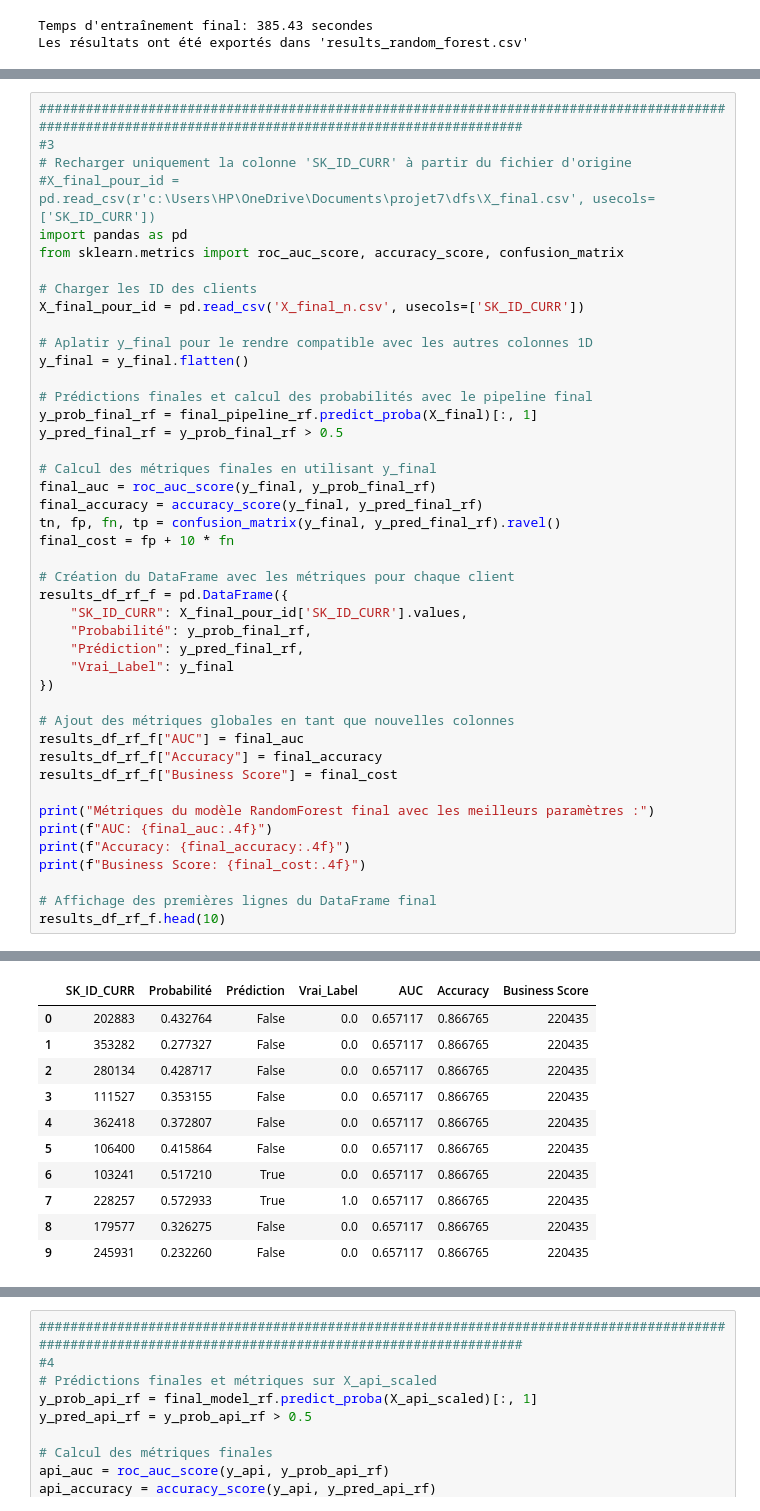
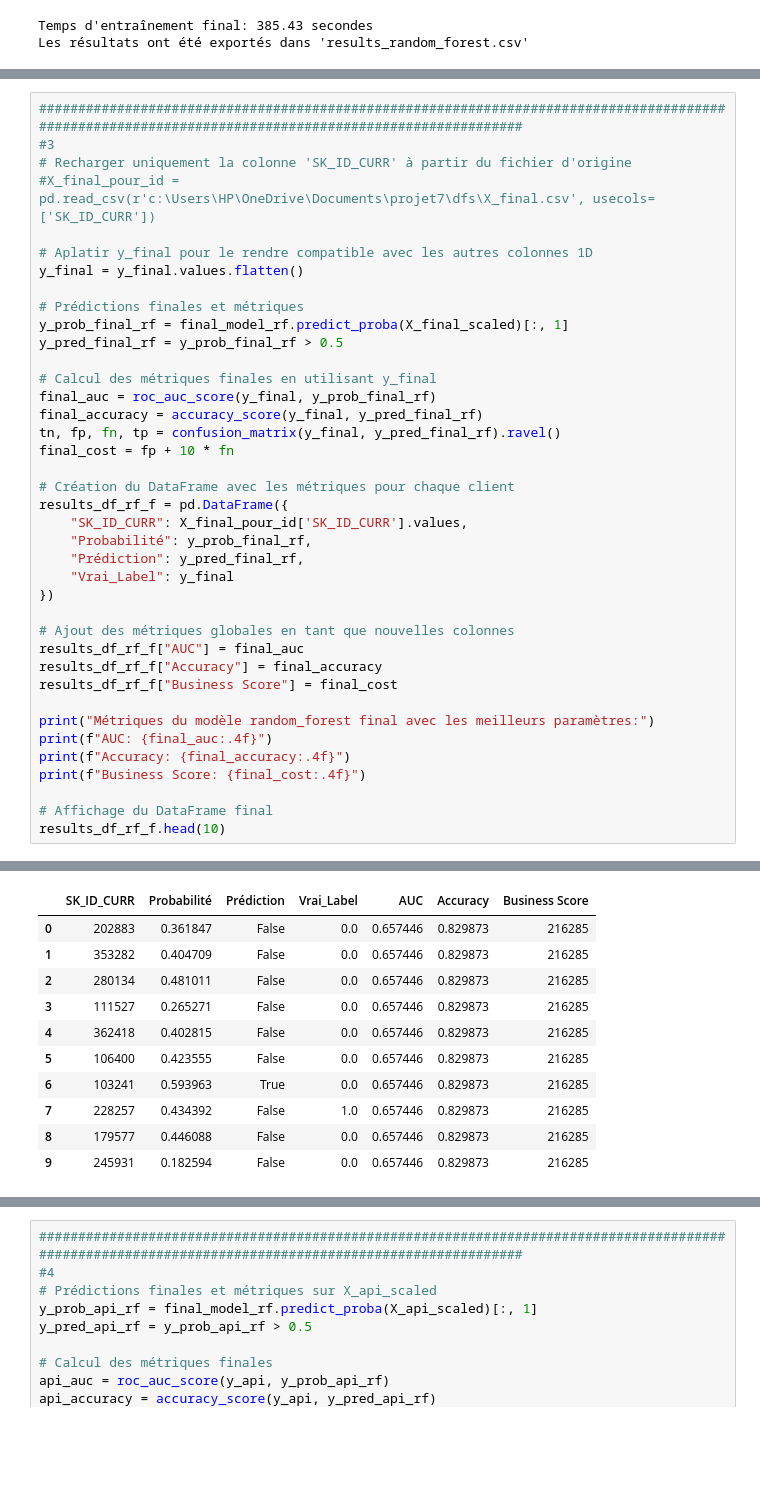
Before and after one commit to 1952ma/projet7, a Jupyter notebook: notebook_models.ipynb, the cells around one changed output, grey strips where cells are left out. Saved outputs shown, nothing was run; the diff lists cells and outputs as text; blank space fills up the shorter version.

```diff
--- a/notebook_models.ipynb
+++ b/notebook_models.ipynb
@@ -2251,17 +2191,12 @@ Les résultats ont été exportés dans 'results_random_forest.csv'
 #3
 # Recharger uniquement la colonne 'SK_ID_CURR' à partir du fichier d'origine
 #X_final_pour_id = pd.read_csv(r'c:\Users\HP\OneDrive\Documents\projet7\dfs\X_final.csv', usecols=['SK_ID_CURR'])
-import pandas as pd
-from sklearn.metrics import roc_auc_score, accuracy_score, confusion_matrix
-
-# Charger les ID des clients
-X_final_pour_id = pd.read_csv('X_final_n.csv', usecols=['SK_ID_CURR'])
 
 # Aplatir y_final pour le rendre compatible avec les autres colonnes 1D
-y_final = y_final.flatten()
+y_final = y_final.values.flatten()
 
-# Prédictions finales et calcul des probabilités avec le pipeline final
-y_prob_final_rf = final_pipeline_rf.predict_proba(X_final)[:, 1]
+# Prédictions finales et métriques
+y_prob_final_rf = final_model_rf.predict_proba(X_final_scaled)[:, 1]
 y_pred_final_rf = y_prob_final_rf > 0.5
 
 # Calcul des métriques finales en utilisant y_final
@@ -2283,11 +2218,11 @@ results_df_rf_f["AUC"] = final_auc
 results_df_rf_f["Accuracy"] = final_accuracy
 results_df_rf_f["Business Score"] = final_cost
 
-print("Métriques du modèle RandomForest final avec les meilleurs paramètres :")
+print("Métriques du modèle random_forest final avec les meilleurs paramètres:")
 print(f"AUC: {final_auc:.4f}")
 print(f"Accuracy: {final_accuracy:.4f}")
 print(f"Business Score: {final_cost:.4f}")
 
-# Affichage des premières lignes du DataFrame final
+# Affichage du DataFrame final
 results_df_rf_f.head(10)
 # %% [output]
@@ -2298,11 +2233,11 @@ Business Score: 220435.0000
 |  | SK_ID_CURR | Probabilité | Prédiction | Vrai_Label | AUC | Accuracy | Business Score |
-| 0 | 202883 | 0.432764 | False | 0.0 | 0.657117 | 0.866765 | 220435 |
-| 1 | 353282 | 0.277327 | False | 0.0 | 0.657117 | 0.866765 | 220435 |
-| 2 | 280134 | 0.428717 | False | 0.0 | 0.657117 | 0.866765 | 220435 |
-| 3 | 111527 | 0.353155 | False | 0.0 | 0.657117 | 0.866765 | 220435 |
-| 4 | 362418 | 0.372807 | False | 0.0 | 0.657117 | 0.866765 | 220435 |
-| 5 | 106400 | 0.415864 | False | 0.0 | 0.657117 | 0.866765 | 220435 |
-| 6 | 103241 | 0.517210 | True | 0.0 | 0.657117 | 0.866765 | 220435 |
-| 7 | 228257 | 0.572933 | True | 1.0 | 0.657117 | 0.866765 | 220435 |
-| 8 | 179577 | 0.326275 | False | 0.0 | 0.657117 | 0.866765 | 220435 |
-| 9 | 245931 | 0.232260 | False | 0.0 | 0.657117 | 0.866765 | 220435 |
+| 0 | 202883 | 0.361847 | False | 0.0 | 0.657446 | 0.829873 | 216285 |
+| 1 | 353282 | 0.404709 | False | 0.0 | 0.657446 | 0.829873 | 216285 |
+| 2 | 280134 | 0.481011 | False | 0.0 | 0.657446 | 0.829873 | 216285 |
+| 3 | 111527 | 0.265271 | False | 0.0 | 0.657446 | 0.829873 | 216285 |
+| 4 | 362418 | 0.402815 | False | 0.0 | 0.657446 | 0.829873 | 216285 |
+| 5 | 106400 | 0.423555 | False | 0.0 | 0.657446 | 0.829873 | 216285 |
+| 6 | 103241 | 0.593963 | True | 0.0 | 0.657446 | 0.829873 | 216285 |
+| 7 | 228257 | 0.434392 | False | 1.0 | 0.657446 | 0.829873 | 216285 |
+| 8 | 179577 | 0.446088 | False | 0.0 | 0.657446 | 0.829873 | 216285 |
+| 9 | 245931 | 0.182594 | False | 0.0 | 0.657446 | 0.829873 | 216285 |
```
Also changed, not shown: parts of 10 cells of this notebook.
